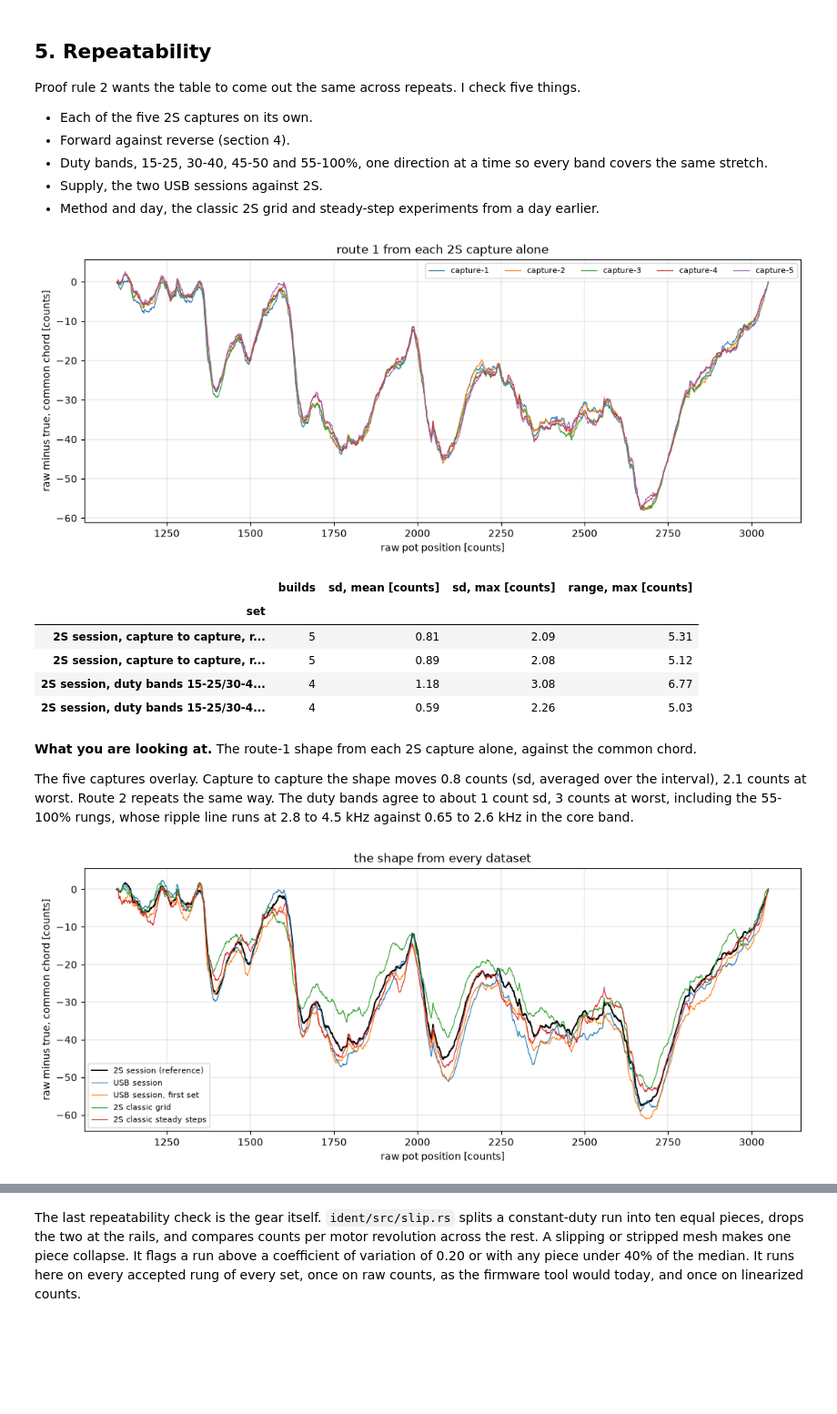
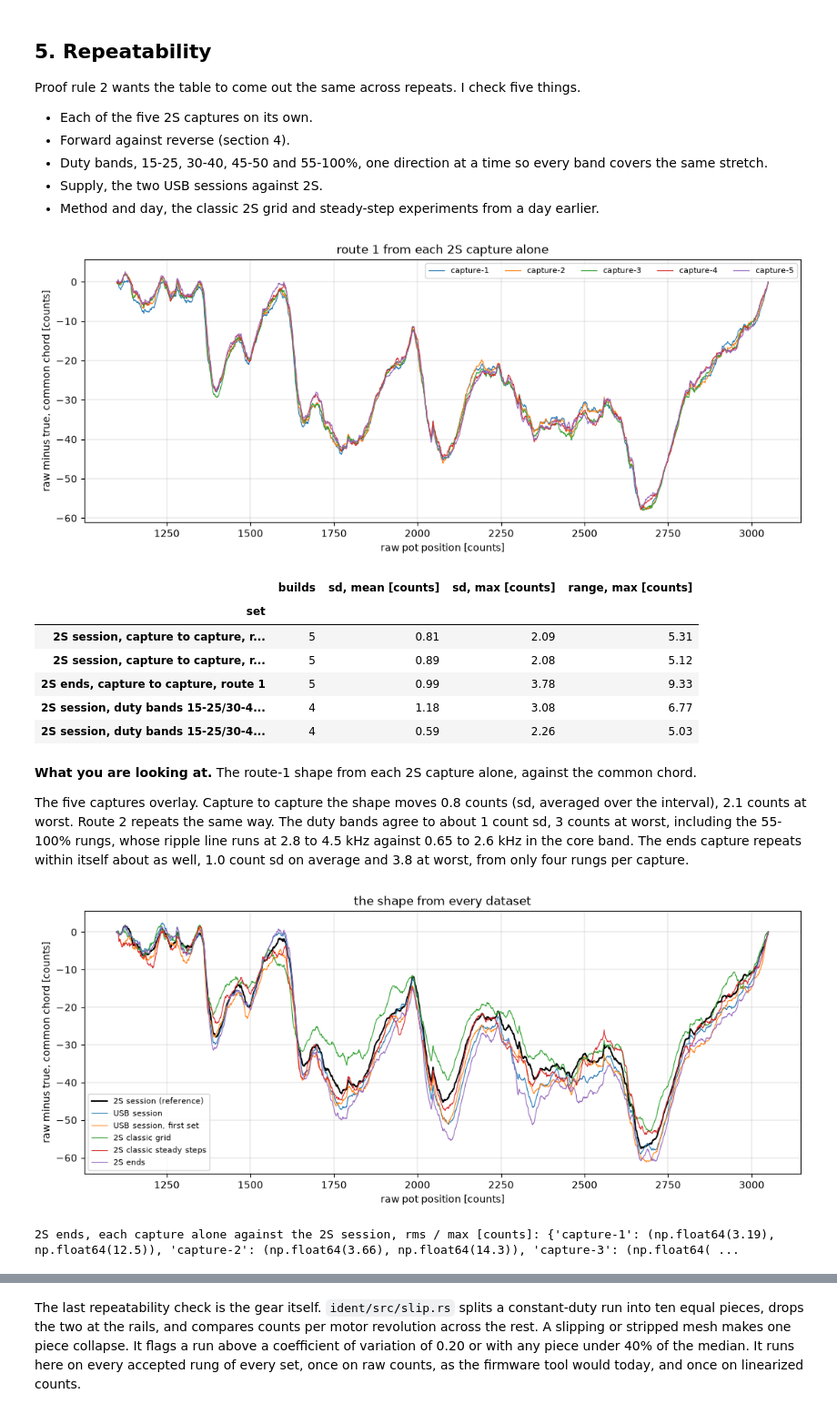
Before and after one commit to OpenServoCore/open-servo-core, a Jupyter notebook: notebooks/09-pot-linearization.ipynb, the cells around one changed output, grey strips where cells are left out. Shown at 91% size. Cells and saved outputs as stored; diff of their text form; code cells hidden in the pictures; blank space fills up the shorter version.

Commit message:
notebooks: nb09 closes the ends of travel with the at-speed capture

```diff
--- a/notebooks/09-pot-linearization.ipynb
+++ b/notebooks/09-pot-linearization.ipynb
@@ -178,21 +189,23 @@ def complete(d):
             if {r.name for r in d.recordings("session", c)} >= {"slow", "fast"}]
 
 def frames(d, view):
-    # (capture, frame, meta) for every usable capture. A session dataset is sliced
-    # into the named view, a classic one reads the experiment of that name.
-    if "session" in d.experiments:
-        for c in complete(d):
-            df, meta = session.read(d, c, view)
-            yield c, df, meta
-    else:
+    # (capture, frame, meta) for every usable capture. A view that is one of the
+    # dataset's own experiments (the classic layout, and the 2S `ends` capture) is read
+    # as it is. Anything else is sliced out of the merged session.
+    if view in d.experiments:
         for c in d.captures(view):
             recs = d.recordings(view, c)
             if len(recs) == 1:                 # skips an empty capture folder
                 yield c, recs[0].frame(), recs[0].meta
+    else:
+        for c in complete(d):
+            df, meta = session.read(d, c, view)
+            yield c, df, meta
 
 pd.DataFrame([
     {"dataset": d.key, "supply": d.supply, "board": d.board.key,
-     "grid captures": len(list(complete(d))) if "session" in d.experiments else len(d.captures("grid"))}
+     "grid captures": len(list(complete(d))) if "session" in d.experiments else len(d.captures("grid")),
+     "ends captures": len(d.captures("ends")) if "ends" in d.experiments else 0}
     for d in (ds, ds_usb, ds_usb_old, ds_classic)
 ]).set_index("dataset")
 # %% [output]
@@ -270,6 +283,7 @@ rungs = {
     "USB session, first set": track(ds_usb_old, "grid", "USB session, first set"),
     "2S classic grid": track(ds_classic, "grid", "2S classic grid"),
     "2S classic steady steps": track(ds_classic, "ripple", "2S classic steady steps"),
+    "2S ends": track(ds, "ends", "2S ends"),                    # section 3, the end-of-travel capture
 }
 
 def summary(rs):
@@ -1141,6 +1671,10 @@ def band_shape(rs, lo, hi, sgn=None):
 
 rows = [spread_row("2S session, capture to capture, route 1", P1),
         spread_row("2S session, capture to capture, route 2", P2)]
+# the ends capture on its own, five captures of 15 and 20% rungs both ways, hours later
+PE = np.array([shape(potlut.stitch(chunks(E, "cyc", lambda r, c=c: core(r) and r["cap"] == c), RAW_MIN, RAW_MAX))
+               for c in caps_e])
+rows.append(spread_row("2S ends, capture to capture, route 1", PE))
 # duty bands, one direction at a time so every band covers the same stretch
 for sgn, lab in ((1, "fwd"), (-1, "rev")):
     Mb = [band_shape(S2, lo, hi, sgn) for lo, hi in ((15, 25), (30, 40), (45, 50), (55, 100))]
@@ -1152,6 +1686,7 @@ pd.DataFrame(rows).set_index("set").round(2)
 | set |  |  |  |  |
 | 2S session, capture to capture, r... | 5 | 0.81 | 2.09 | 5.31 |
 | 2S session, capture to capture, r... | 5 | 0.89 | 2.08 | 5.12 |
+| 2S ends, capture to capture, route 1 | 5 | 0.99 | 3.78 | 9.33 |
 | 2S session, duty bands 15-25/30-4... | 4 | 1.18 | 3.08 | 6.77 |
 | 2S session, duty bands 15-25/30-4... | 4 | 0.59 | 2.26 | 5.03 |
 # %% [markdown]
@@ -1161,34 +1696,44 @@ chord.
 The five captures overlay. Capture to capture the shape moves 0.8 counts (sd, averaged over
 the interval), 2.1 counts at worst. Route 2 repeats the same way. The duty bands agree to about
 1 count sd, 3 counts at worst, including the 55-100% rungs, whose ripple line runs at 2.8 to 4.5 kHz
-against 0.65 to 2.6 kHz in the core band.
+against 0.65 to 2.6 kHz in the core band. The ends capture repeats within itself about as well,
+1.0 count sd on average and 3.8 at worst, from only four rungs per capture.
 # %%
 # The same shape from every other dataset, against the 2S session. USB is a check
 # of direction only, and the classic set was captured a day earlier on older timing.
 ref = shape(st1)
-rows = []
+rows, diffs = [], {}
 fig, ax = plt.subplots(figsize=(13, 4.8))
 ax.plot(xc, -ref, color="k", lw=1.4, label="2S session (reference)")
 for name, rs in rungs.items():
     if name == "2S session":
         continue
     s = potlut.stitch(chunks(rs), RAW_MIN, RAW_MAX)
     if s is None or s.lo > A or s.hi < B:
         rows.append({"set": name, "rungs": sum(core(r) for r in rs), "note": "does not cover the common interval"})
         continue
     d = shape(s) - ref
+    diffs[name] = d
     ax.plot(xc, -shape(s), lw=0.8, label=name)
     rows.append({"set": name, "rungs": sum(core(r) for r in rs), "rms vs 2S session [counts]": np.std(d),
                  "max |.| [counts]": np.abs(d).max(), "covered": f"{s.lo} .. {s.hi}",
                  # ripple cycles per raw count over the common interval, a mechanical number
                  "cycles per count, A..B": (s.angle(B) - s.angle(A)) / (B - A),
                  "2S session, A..B": (st1.angle(B) - st1.angle(A)) / (B - A)})
 ax.set_xlabel("raw pot position [counts]")
 ax.set_ylabel("raw minus true, common chord [counts]")
 ax.set_title("the shape from every dataset")
 ax.legend(fontsize=8)
 ax.grid(True, lw=0.3)
 plt.show()
-pd.DataFrame(rows).set_index("set").round(3)
+t39 = pd.DataFrame(rows).set_index("set")
+# Does a set differ from the session the same way the ends capture does? A correlation
+# near 1 means the same pattern, whatever its size.
+t39["corr with the 2S ends difference"] = [np.corrcoef(diffs[n], diffs["2S ends"])[0, 1] if n in diffs else np.nan
+                                           for n in t39.index]
+print("2S ends, each capture alone against the 2S session, rms / max [counts]:",
+      {c: (round(np.std(sh - ref), 2), round(np.abs(sh - ref).max(), 1)) for c, sh in zip(caps_e, PE)})
+t39.round(3)
 # %% [output]
-[figure, old version]
+[figure, new version]
+2S ends, each capture alone against the 2S session, rms / max [counts]: {'capture-1': (np.float64(3.19), np.float64(12.5)), 'capture-2': (np.float64(3.66), np.float64(14.3)), 'capture-3': (np.float64( ...
```
Also changed, not shown: parts of 44 cells of this notebook.
